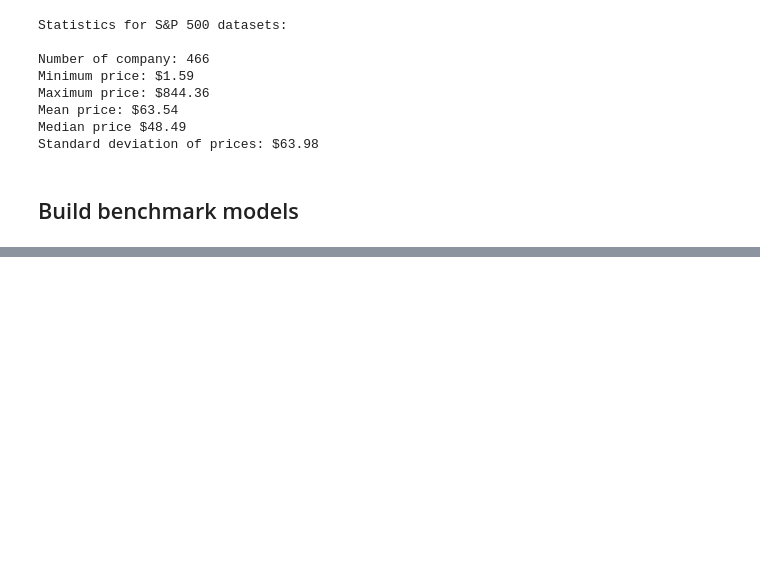
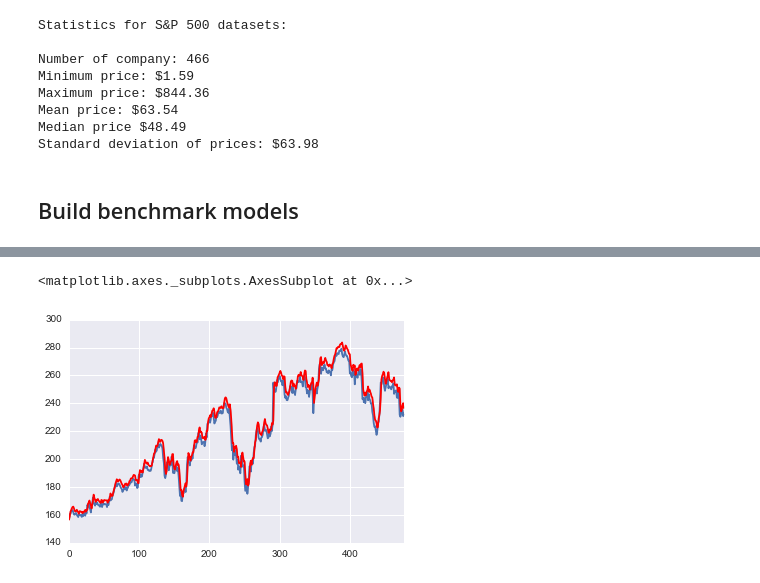
Before and after one commit to kakakazuma/machine-learning, a Jupyter notebook: projects/capstone/my_stock_prediction/my_stock_prediction.ipynb, the cells around one changed output, grey strips where cells are left out. Drawn from its saved outputs; the diff is of its cells as text; code cells hidden in the pictures; blank space fills up the shorter version.

```diff
--- a/projects/capstone/my_stock_prediction/my_stock_prediction.ipynb
+++ b/projects/capstone/my_stock_prediction/my_stock_prediction.ipynb
@@ -196,0 +271,4 @@ sns.tsplot(data=benchmark2_res['AAPL'][1, :], color="r")
+# %%
+epochs = 15
+model = build_simple_lstm_model([1, 25, 1])
+model.fit(train_x_preprocessed, train_y_preprocessed, batch_size=256, epochs=epochs, validation_split=0.05, shuffle=True, verbose=1)
@@ -196,0 +289,19 @@ sns.tsplot(data=benchmark2_res['AAPL'][1, :], color="r")
+# %%
+predict = model.predict(test_x_preprocessed, verbose=1)
+# %%
+# re-normalized
+predict_renormalized = (predict.reshape(predict.shape[0]) + 1) * test_y_normalize_values
+predict_renormalized = np.exp(predict_renormalized)
+# %%
+actuals = []
+predicts = []
+rmses = []
+for i in range(sample_company_num):
+    start_index = i * data_per_company
+    end_index = (i + 1) * (data_per_company)
+    lstm_rmse = calc_rmse(test_y[start_index:end_index], predict_renormalized[start_index:end_index].reshape(data_per_company))
+    actuals.append(test_y[start_index:end_index])
+    predicts.append(predict_renormalized[start_index:end_index].reshape(data_per_company))
+    rmses.append(lstm_rmse)
+    print('Test Score: index%d %.2f RMSE' % (i, lstm_rmse))
+print('Total Test Score: %.2f RMSE' % np.mean(rmses))
@@ -196,0 +326,6 @@ sns.tsplot(data=benchmark2_res['AAPL'][1, :], color="r")
+# %%
+sns.tsplot(data=actuals[0])
+sns.tsplot(data=predicts[0], color="r")
+# %% [output]
+<matplotlib.axes._subplots.AxesSubplot at 0x...>
+[figure, added]
```
Also changed, not shown: parts of 23 cells of this notebook.
